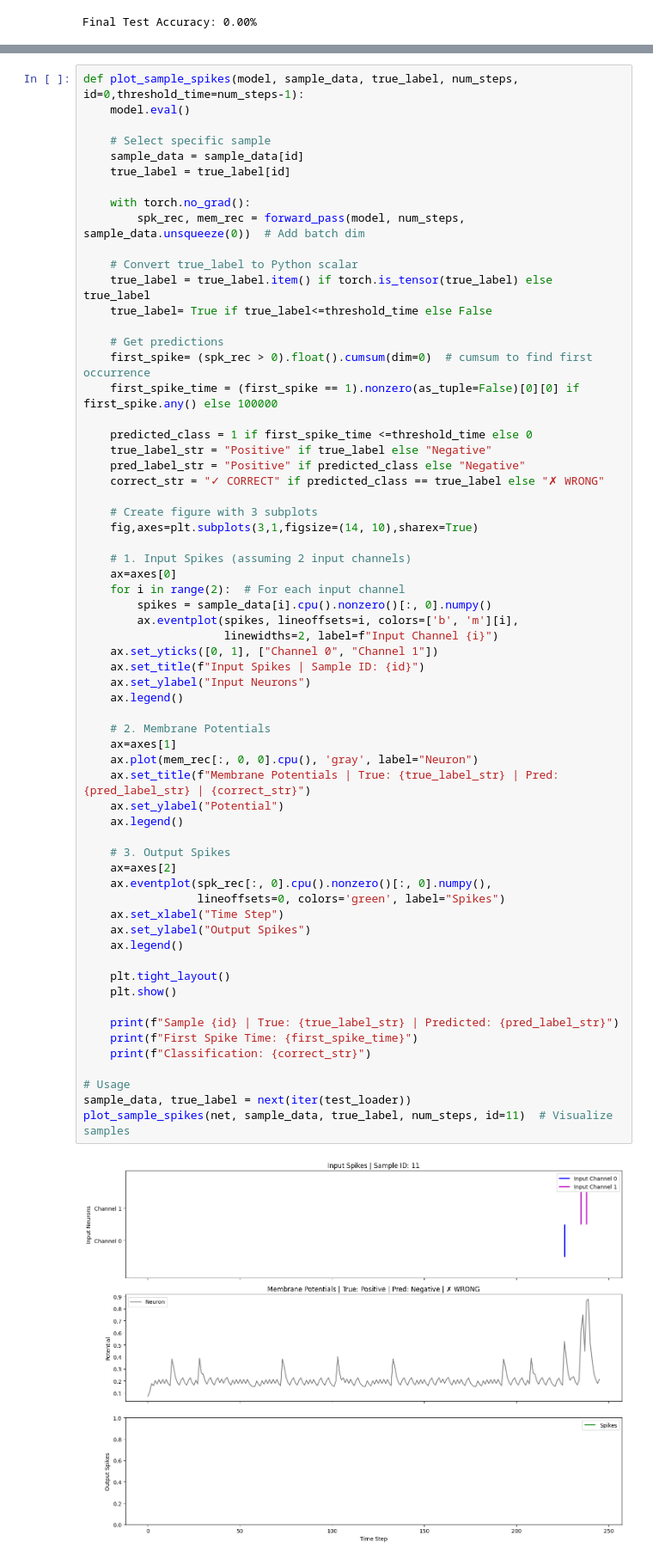
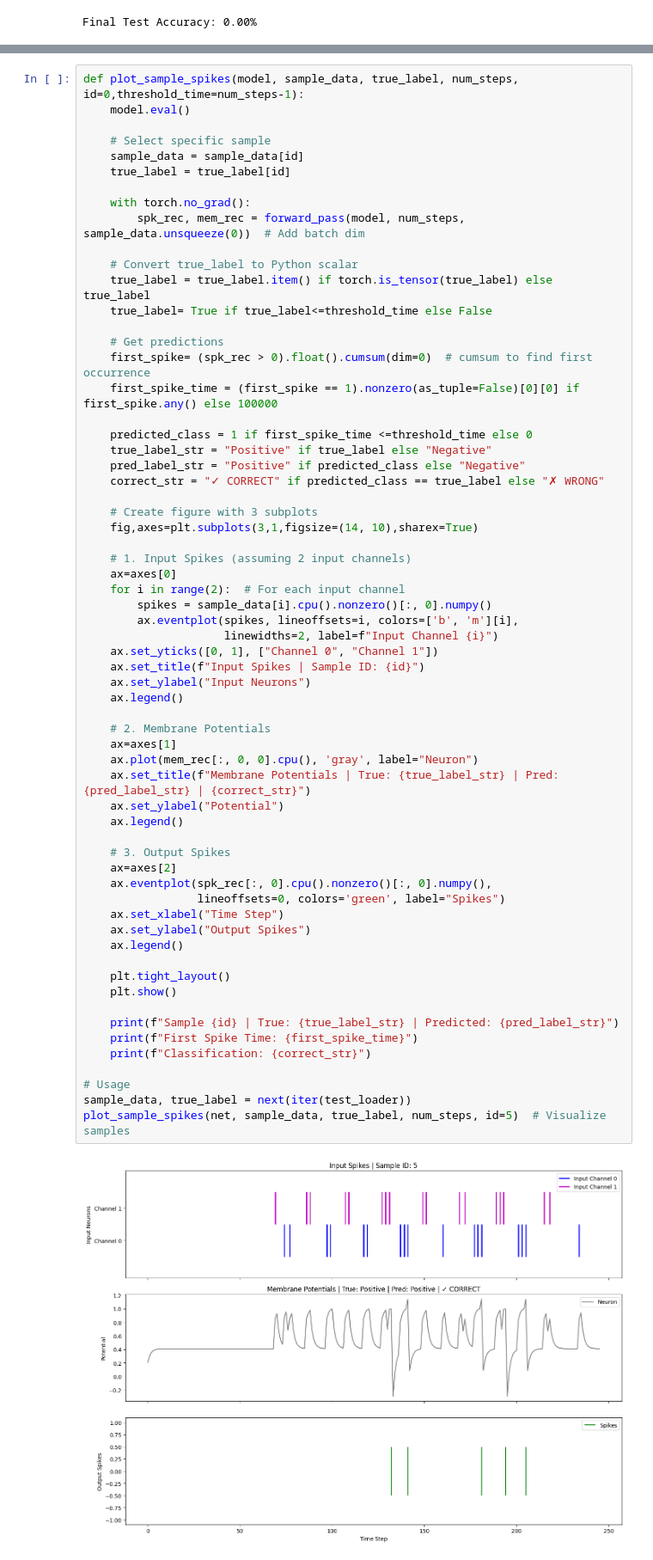
Before and after one commit to pedrofurrix/LAVA_SNN_ripples, a Jupyter notebook: snnTorch/test_SNN_up_down_temporal.ipynb, the cells around one changed output, grey strips where cells are left out. Shown: that part at 86% size. Saved outputs shown, nothing was run; the diff lists cells and outputs as text.

```diff
--- a/snnTorch/test_SNN_up_down_temporal.ipynb
+++ b/snnTorch/test_SNN_up_down_temporal.ipynb
@@ -403,32 +403,32 @@ def plot_sample_spikes(model, sample_data, true_label, num_steps, id=0,threshold
     ax.set_yticks([0, 1], ["Channel 0", "Channel 1"])
     ax.set_title(f"Input Spikes | Sample ID: {id}")
     ax.set_ylabel("Input Neurons")
     ax.legend()
 
     # 2. Membrane Potentials
     ax=axes[1]
     ax.plot(mem_rec[:, 0, 0].cpu(), 'gray', label="Neuron")
     ax.set_title(f"Membrane Potentials | True: {true_label_str} | Pred: {pred_label_str} | {correct_str}")
     ax.set_ylabel("Potential")
     ax.legend()
 
     # 3. Output Spikes
     ax=axes[2]
     ax.eventplot(spk_rec[:, 0].cpu().nonzero()[:, 0].numpy(),
                  lineoffsets=0, colors='green', label="Spikes")
     ax.set_xlabel("Time Step")
     ax.set_ylabel("Output Spikes")
     ax.legend()
 
     plt.tight_layout()
     plt.show()
 
     print(f"Sample {id} | True: {true_label_str} | Predicted: {pred_label_str}")
     print(f"First Spike Time: {first_spike_time}")
     print(f"Classification: {correct_str}")
 
 # Usage
 sample_data, true_label = next(iter(test_loader))
-plot_sample_spikes(net, sample_data, true_label, num_steps, id=11)  # Visualize samples
+plot_sample_spikes(net, sample_data, true_label, num_steps, id=5)  # Visualize samples
 # %% [output]
-[figure, old version]
+[figure, new version]
```
Also changed, not shown: parts of 5 cells of this notebook, 2 other files.
